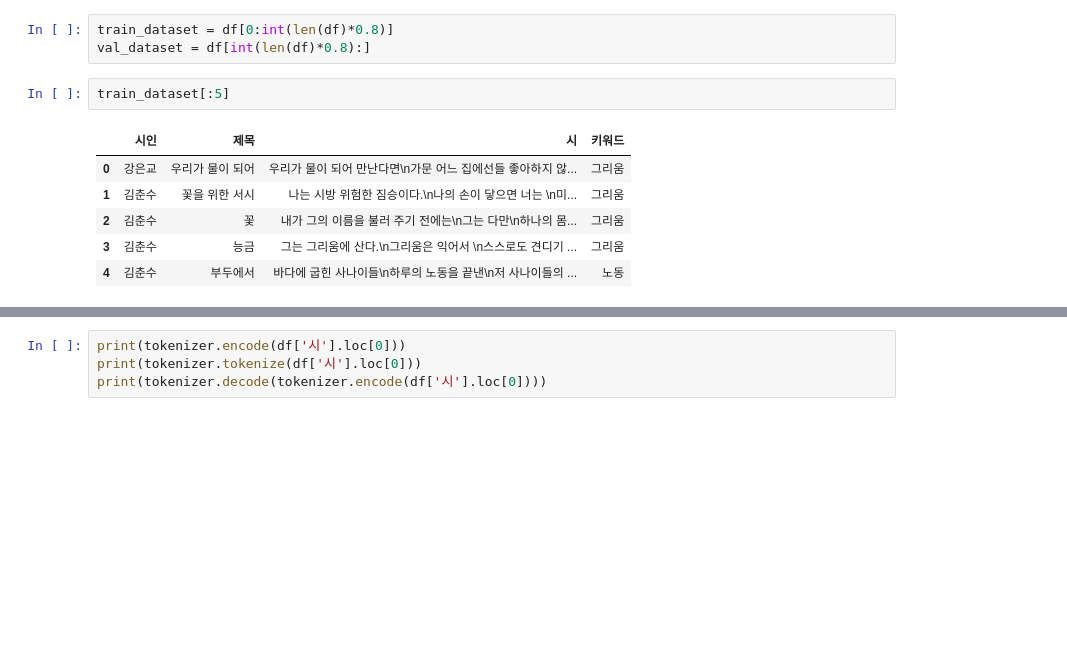
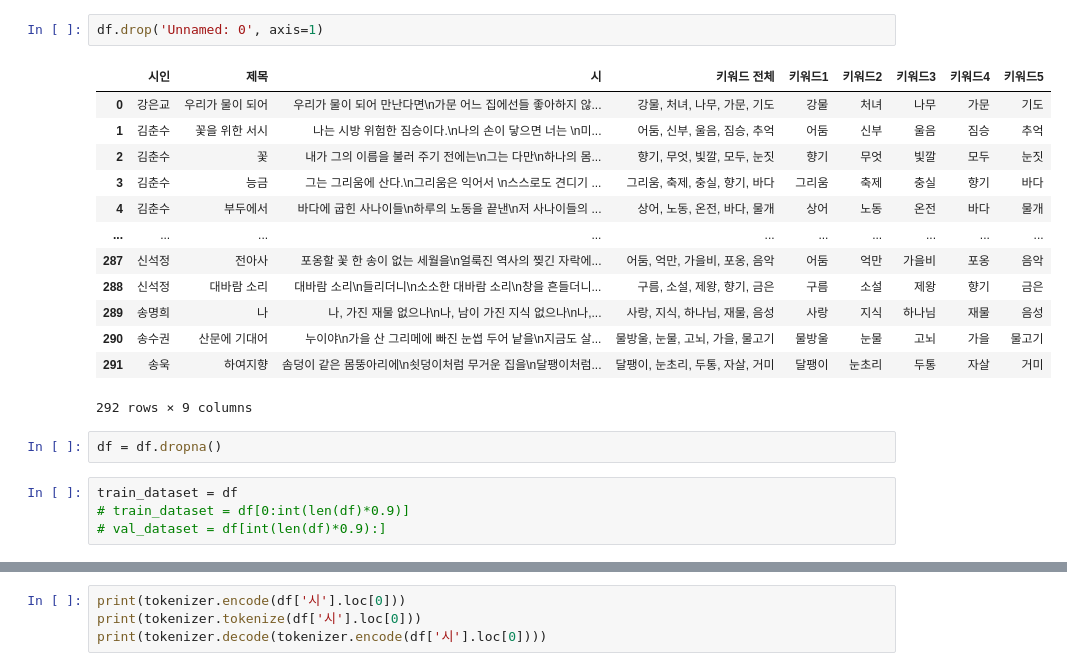
Before and after one commit to MJ199999/-SW-, a Jupyter notebook: train.ipynb, the cells around one changed output, grey strips where cells are left out. Drawn from its saved outputs; the diff is of its cells as text; blank space fills up the shorter version.

```diff
--- a/train.ipynb
+++ b/train.ipynb
@@ -53,15 +49,25 @@ print(df.head())
+# %%
+df.drop('Unnamed: 0', axis=1)
+# %% [output]
+|  | 시인 | 제목 | 시 | 키워드 전체 | 키워드1 | 키워드2 | 키워드3 | 키워드4 | 키워드5 |
+| 0 | 강은교 | 우리가 물이 되어 | 우리가 물이 되어 만난다면\n가문 어느 집에선들 좋아하지 않... | 강물, 처녀, 나무, 가문, 기도 | 강물 | 처녀 | 나무 | 가문 | 기도 |
+| 1 | 김춘수 | 꽃을 위한 서시 | 나는 시방 위험한 짐승이다.\n나의 손이 닿으면 너는 \n미... | 어둠, 신부, 울음, 짐승, 추억 | 어둠 | 신부 | 울음 | 짐승 | 추억 |
+| 2 | 김춘수 | 꽃 | 내가 그의 이름을 불러 주기 전에는\n그는 다만\n하나의 몸... | 향기, 무엇, 빛깔, 모두, 눈짓 | 향기 | 무엇 | 빛깔 | 모두 | 눈짓 |
+| 3 | 김춘수 | 능금 | 그는 그리움에 산다.\n그리움은 익어서 \n스스로도 견디기 ... | 그리움, 축제, 충실, 향기, 바다 | 그리움 | 축제 | 충실 | 향기 | 바다 |
+| 4 | 김춘수 | 부두에서 | 바다에 굽힌 사나이들\n하루의 노동을 끝낸\n저 사나이들의 ... | 상어, 노동, 온전, 바다, 물개 | 상어 | 노동 | 온전 | 바다 | 물개 |
+| ... | ... | ... | ... | ... | ... | ... | ... | ... | ... |
+| 287 | 신석정 | 전아사 | 포옹할 꽃 한 송이 없는 세월을\n얼룩진 역사의 찢긴 자락에... | 어둠, 억만, 가을비, 포옹, 음악 | 어둠 | 억만 | 가을비 | 포옹 | 음악 |
+| 288 | 신석정 | 대바람 소리 | 대바람 소리\n들리더니\n소소한 대바람 소리\n창을 흔들더니... | 구름, 소설, 제왕, 향기, 금은 | 구름 | 소설 | 제왕 | 향기 | 금은 |
+| 289 | 송명희 | 나 | 나, 가진 재물 없으나\n나, 남이 가진 지식 없으나\n나,... | 사랑, 지식, 하나님, 재물, 음성 | 사랑 | 지식 | 하나님 | 재물 | 음성 |
+| 290 | 송수권 | 산문에 기대어 | 누이야\n가을 산 그리메에 빠진 눈썹 두어 낱을\n지금도 살... | 물방울, 눈물, 고뇌, 가을, 물고기 | 물방울 | 눈물 | 고뇌 | 가을 | 물고기 |
+| 291 | 송욱 | 하여지향 | 솜덩이 같은 몸뚱아리에\n쇳덩이처럼 무거운 집을\n달팽이처럼... | 달팽이, 눈초리, 두통, 자살, 거미 | 달팽이 | 눈초리 | 두통 | 자살 | 거미 |
+292 rows × 9 columns
+# %%
+df = df.dropna()
 # %%
-train_dataset = df[0:int(len(df)*0.8)]
-val_dataset = df[int(len(df)*0.8):]
+train_dataset = df
+# train_dataset = df[0:int(len(df)*0.9)]
+# val_dataset = df[int(len(df)*0.9):]
-# %%
-train_dataset[:5]
-# %% [output]
-|  | 시인 | 제목 | 시 | 키워드 |
-| 0 | 강은교 | 우리가 물이 되어 | 우리가 물이 되어 만난다면\n가문 어느 집에선들 좋아하지 않... | 그리움 |
-| 1 | 김춘수 | 꽃을 위한 서시 | 나는 시방 위험한 짐승이다.\n나의 손이 닿으면 너는 \n미... | 그리움 |
-| 2 | 김춘수 | 꽃 | 내가 그의 이름을 불러 주기 전에는\n그는 다만\n하나의 몸... | 그리움 |
-| 3 | 김춘수 | 능금 | 그는 그리움에 산다.\n그리움은 익어서 \n스스로도 견디기 ... | 그리움 |
-| 4 | 김춘수 | 부두에서 | 바다에 굽힌 사나이들\n하루의 노동을 끝낸\n저 사나이들의 ... | 노동 |
 # %%
 from transformers import AutoTokenizer, TFAutoModelForCausalLM
 
```
Also changed, not shown: parts of 19 cells of this notebook.
